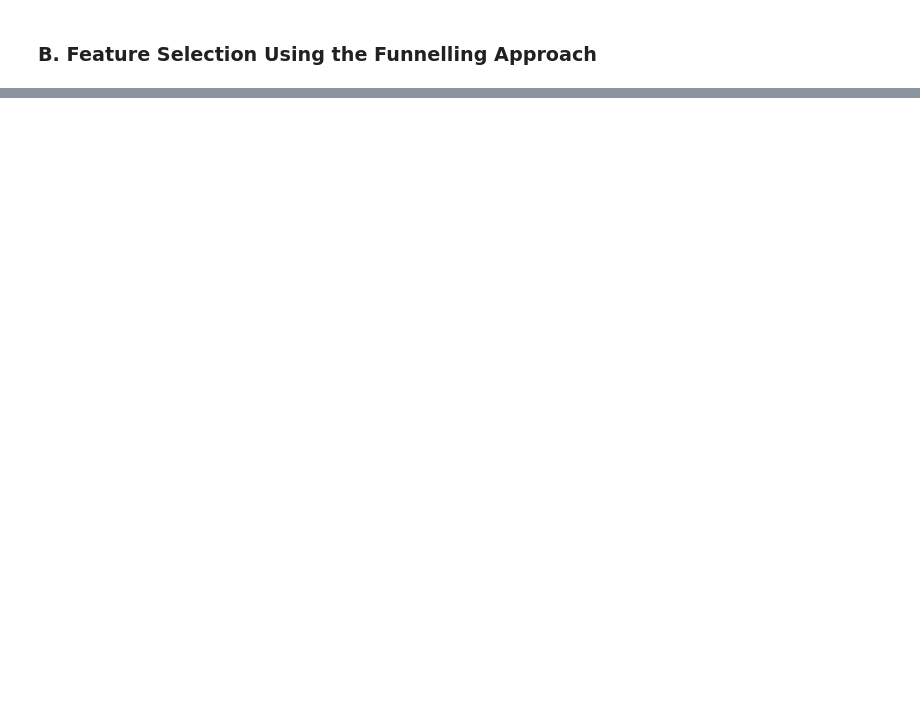
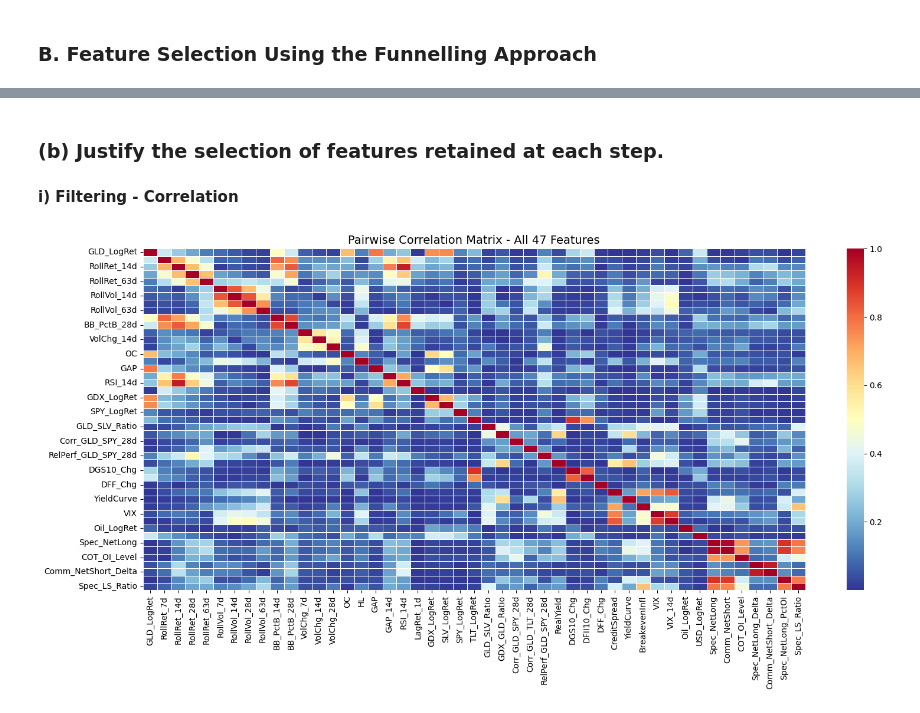
Before and after one commit to jade-lam/CQF, a Jupyter notebook: CQF_Exam_3.ipynb, the cells around one changed output, grey strips where cells are left out. Drawn from its saved outputs; the diff is of its cells as text; code cells hidden in the pictures; blank space fills up the shorter version.

```diff
--- a/CQF_Exam_3.ipynb
+++ b/CQF_Exam_3.ipynb
@@ -1154,0 +1082,16 @@ Name: count, dtype: int64
+# %% [markdown]
+### **(b) Justify the selection of features retained at each step.**
+# %% [markdown]
+**i) Filtering - Correlation** <br>
+# %%
+# Compute absolute correlation matrix
+corr_matrix = X.corr().abs()
+
+# Plot full correlation heatmap
+fig, ax = plt.subplots(figsize=(16, 8))
+sns.heatmap(corr_matrix, cmap='RdYlBu_r', center=0.5, ax=ax, linewidths=0.5)
+ax.set_title('Pairwise Correlation Matrix - All 47 Features', fontsize=14)
+plt.tight_layout()
+plt.show()
+# %% [output]
+[figure, added]
```
Also changed, not shown: parts of 48 cells of this notebook.
